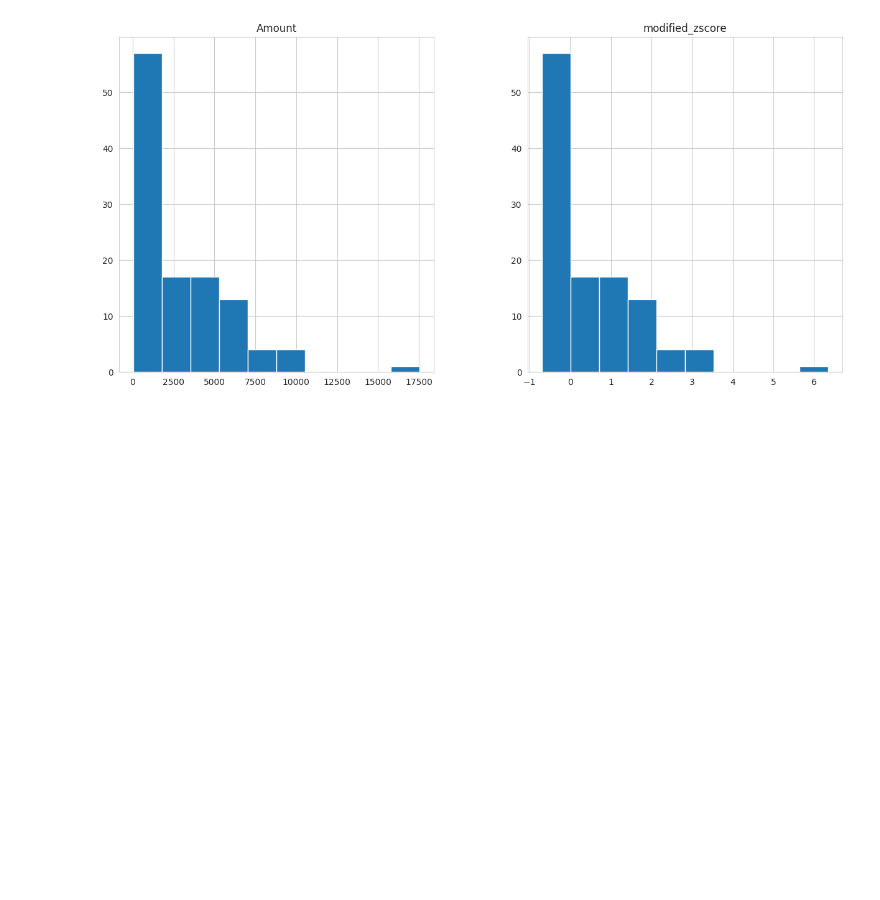
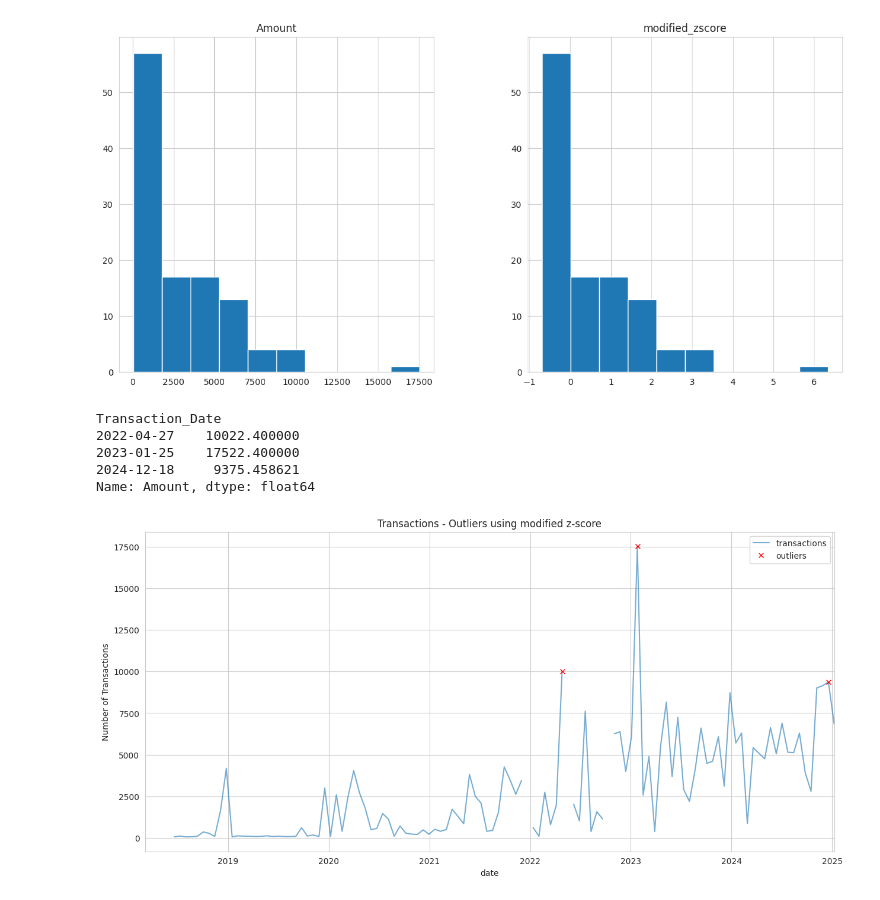
Before and after one commit to Jeremiah-Katumo/dsa, a Jupyter notebook: project/transactions.ipynb, the cells around one changed output. Cells and saved outputs as stored; diff of their text form; code cells hidden in the pictures; blank space fills up the shorter version.

Commit message:
outlier detection in transactions

```diff
--- a/project/transactions.ipynb
+++ b/project/transactions.ipynb
@@ -77,7 +92,7 @@ def plot_outliers(outliers, df, method='KNN', halignment='right', valignment='bo
 
     if labels:
         for i in outliers['value'].items():
-            plt.plot(i[0], i[1], 'rx')
+            plt.plot(i[0], i[1], 'rx', markersize=8, markerfacecolor='none', markeredgecolor='k')
             plt.text(i[0], i[1], f'{i[0].date()}', horizontalalignment=halignment, verticalalignment=valignment)
     else:
         df.loc[outliers.index].plot(ax=ax, style='rx')
@@ -199,7 +204,7 @@ stats.norm.ppf(0.75)         # normalization factor used in the formula
 # %%
 def modified_z_score(df, degree=3):
     data = df.copy()
-    s = stats.norm.ppf(0.75)
+    s = scipy.stats.norm.ppf(0.75)
     numerator = s * (data - data.median())
     MAD = np.abs(data - data.median()).median()
     data['modified_zscore'] = numerator / MAD
@@ -215,3 +220,15 @@ transformed_data.hist()
 array([[<Axes: title={'center': 'Amount'}>,
         <Axes: title={'center': 'modified_zscore'}>]], dtype=object)
 [figure]
+# %%
+outliers
+# %% [output]
+Transaction_Date
+2022-04-27    10022.400000
+2023-01-25    17522.400000
+2024-12-18     9375.458621
+Name: Amount, dtype: float64
+# %%
+plot_outliers(outliers, transaction_df, "Outliers using modified z-score")
+# %% [output]
+[figure, added]
```
Also changed, not shown: parts of 21 cells of this notebook, 1 other file.
